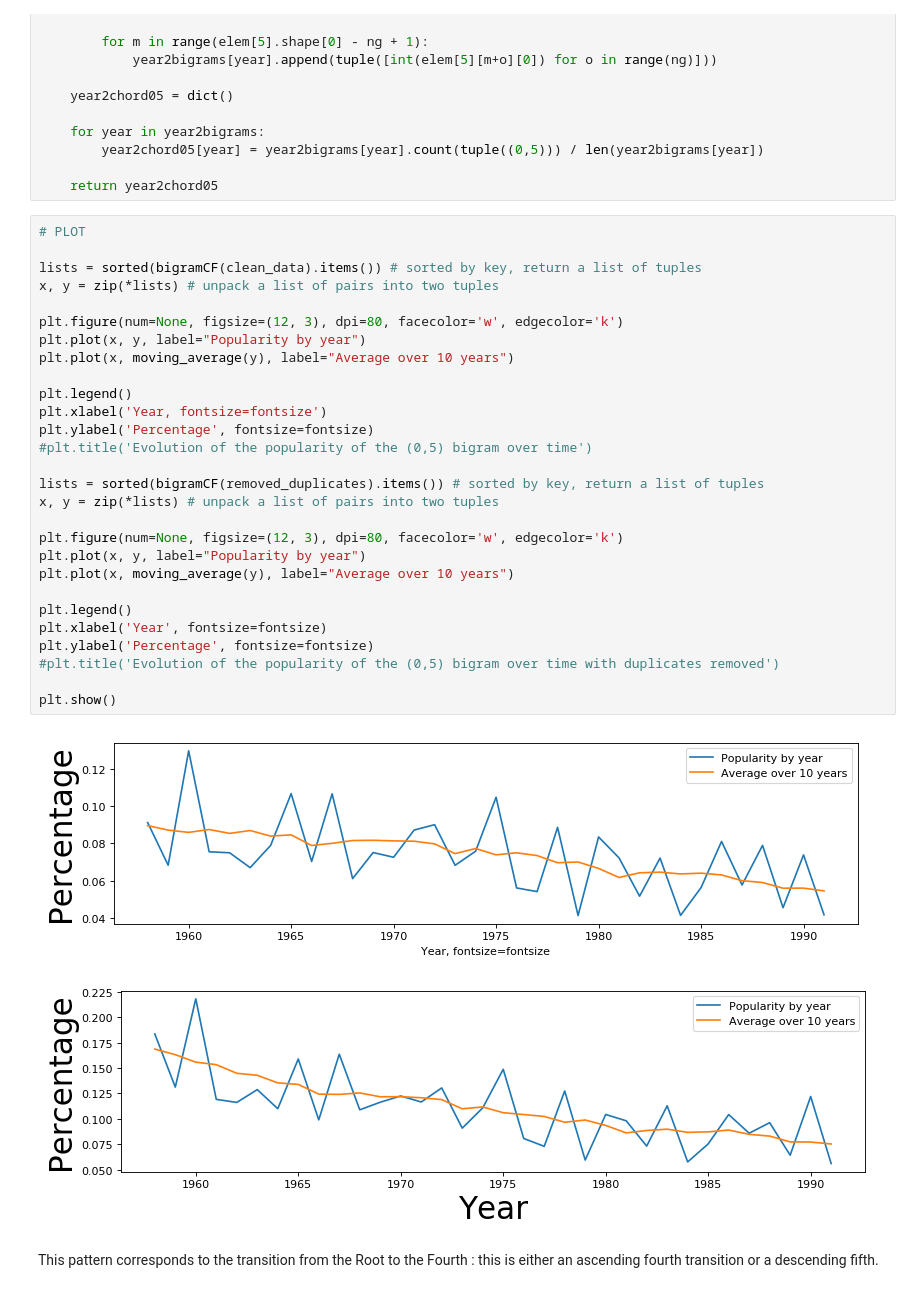
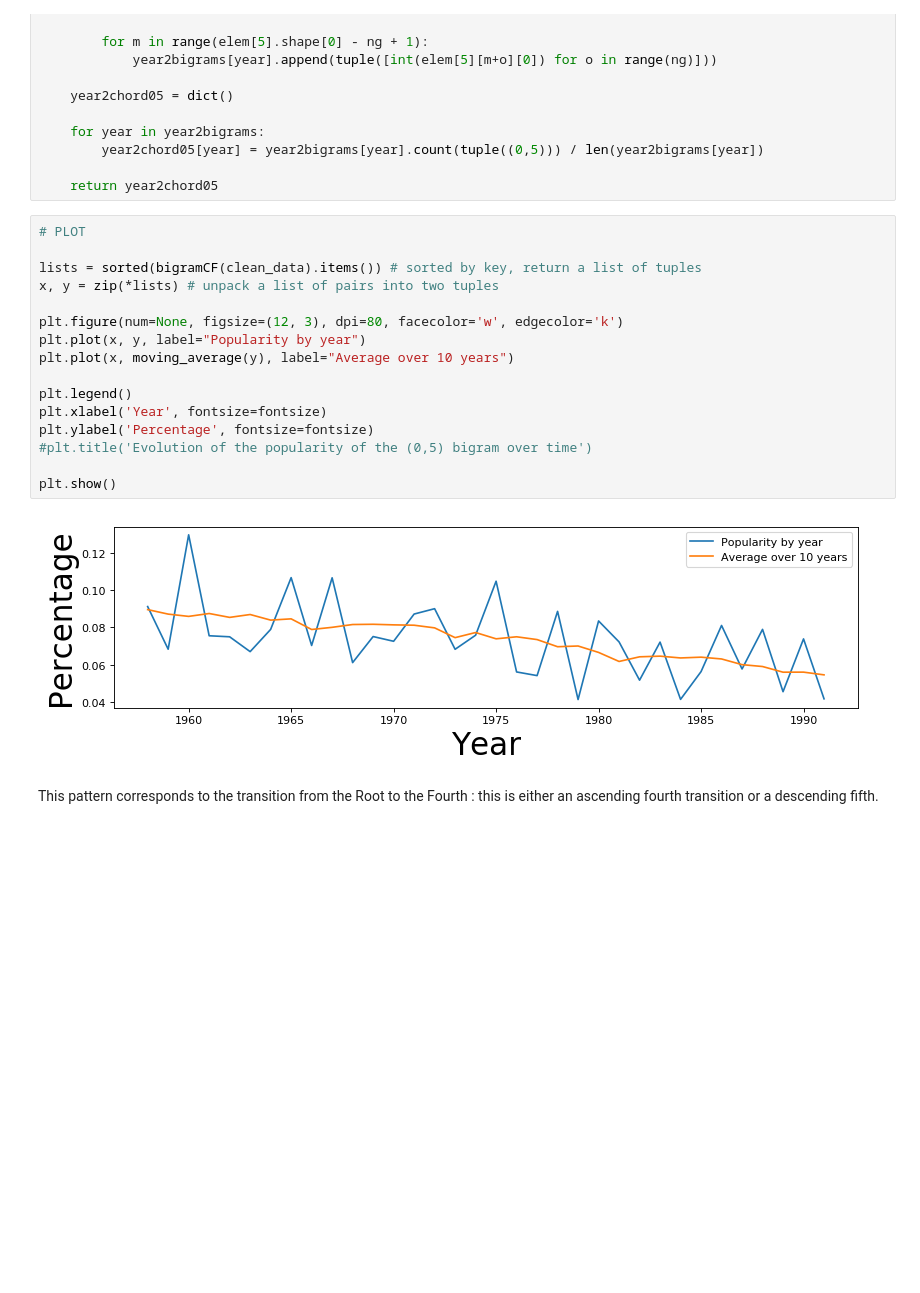
Before and after one commit to lucieperrotta/Digital-Musicology, a Jupyter notebook: processing/processing.ipynb, the cells around one changed output. Saved outputs shown, nothing was run; the diff lists cells and outputs as text; blank space fills up the shorter version.

```diff
--- a/processing/processing.ipynb
+++ b/processing/processing.ipynb
@@ -749,34 +754,21 @@ def bigramCF(clean_data):
 # %%
 # PLOT
 
 lists = sorted(bigramCF(clean_data).items()) # sorted by key, return a list of tuples
 x, y = zip(*lists) # unpack a list of pairs into two tuples
 
 plt.figure(num=None, figsize=(12, 3), dpi=80, facecolor='w', edgecolor='k')
 plt.plot(x, y, label="Popularity by year")
 plt.plot(x, moving_average(y), label="Average over 10 years")
 
 plt.legend()
-plt.xlabel('Year, fontsize=fontsize')
+plt.xlabel('Year', fontsize=fontsize)
 plt.ylabel('Percentage', fontsize=fontsize)
 #plt.title('Evolution of the popularity of the (0,5) bigram over time')
 
-lists = sorted(bigramCF(removed_duplicates).items()) # sorted by key, return a list of tuples
-x, y = zip(*lists) # unpack a list of pairs into two tuples
-
-plt.figure(num=None, figsize=(12, 3), dpi=80, facecolor='w', edgecolor='k')
-plt.plot(x, y, label="Popularity by year")
-plt.plot(x, moving_average(y), label="Average over 10 years")
-
-plt.legend()
-plt.xlabel('Year', fontsize=fontsize)
-plt.ylabel('Percentage', fontsize=fontsize)
-#plt.title('Evolution of the popularity of the (0,5) bigram over time with duplicates removed')
-
 plt.show()
 # %% [output]
-[figure, old version]
+[figure, new version]
-[figure, removed]
 # %% [markdown]
 This pattern corresponds to the transition from the Root to the Fourth : this is either an ascending fourth transition or a descending fifth.
 # %%
```
Also changed, not shown: parts of 4 cells of this notebook.
